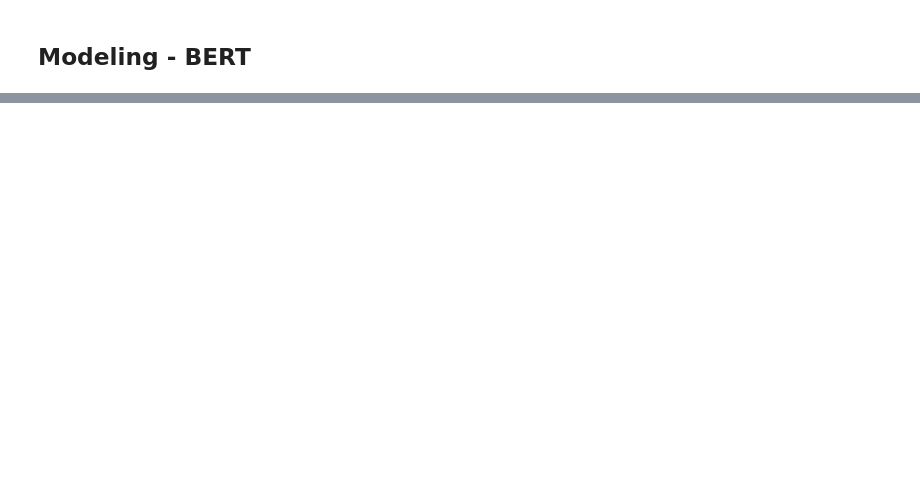
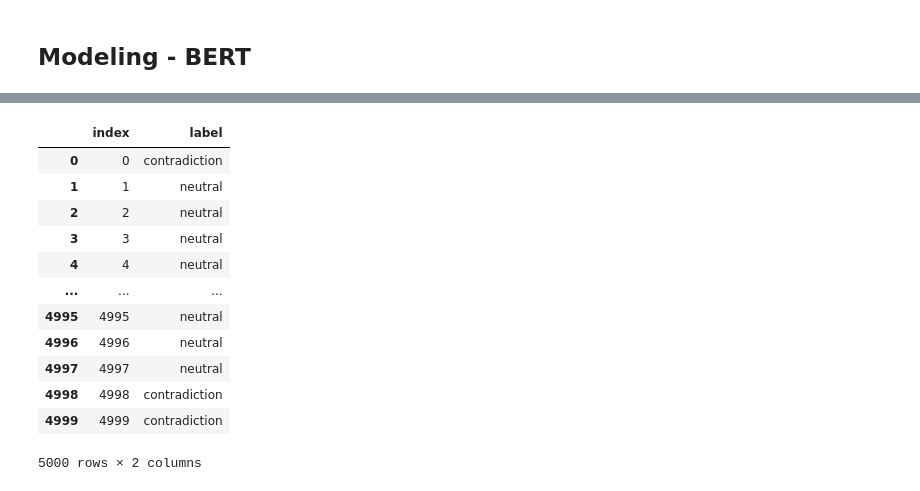
Before and after one commit to Seokii/HOSEO-AI-Competition-2022, a Jupyter notebook: ai_competition.ipynb, the cells around one changed output, grey strips where cells are left out. Saved outputs shown, nothing was run; the diff lists cells and outputs as text; code cells hidden in the pictures; blank space fills up the shorter version.

```diff
--- a/ai_competition.ipynb
+++ b/ai_competition.ipynb
@@ -146,0 +303,16 @@ submission.head()
+# %%
+submission
+# %% [output]
+|  | index | label |
+| 0 | 0 | contradiction |
+| 1 | 1 | neutral |
+| 2 | 2 | neutral |
+| 3 | 3 | neutral |
+| 4 | 4 | neutral |
+| ... | ... | ... |
+| 4995 | 4995 | neutral |
+| 4996 | 4996 | neutral |
+| 4997 | 4997 | neutral |
+| 4998 | 4998 | contradiction |
+| 4999 | 4999 | contradiction |
+5000 rows × 2 columns
```
Also changed, not shown: parts of 29 cells of this notebook, 1 other file.
